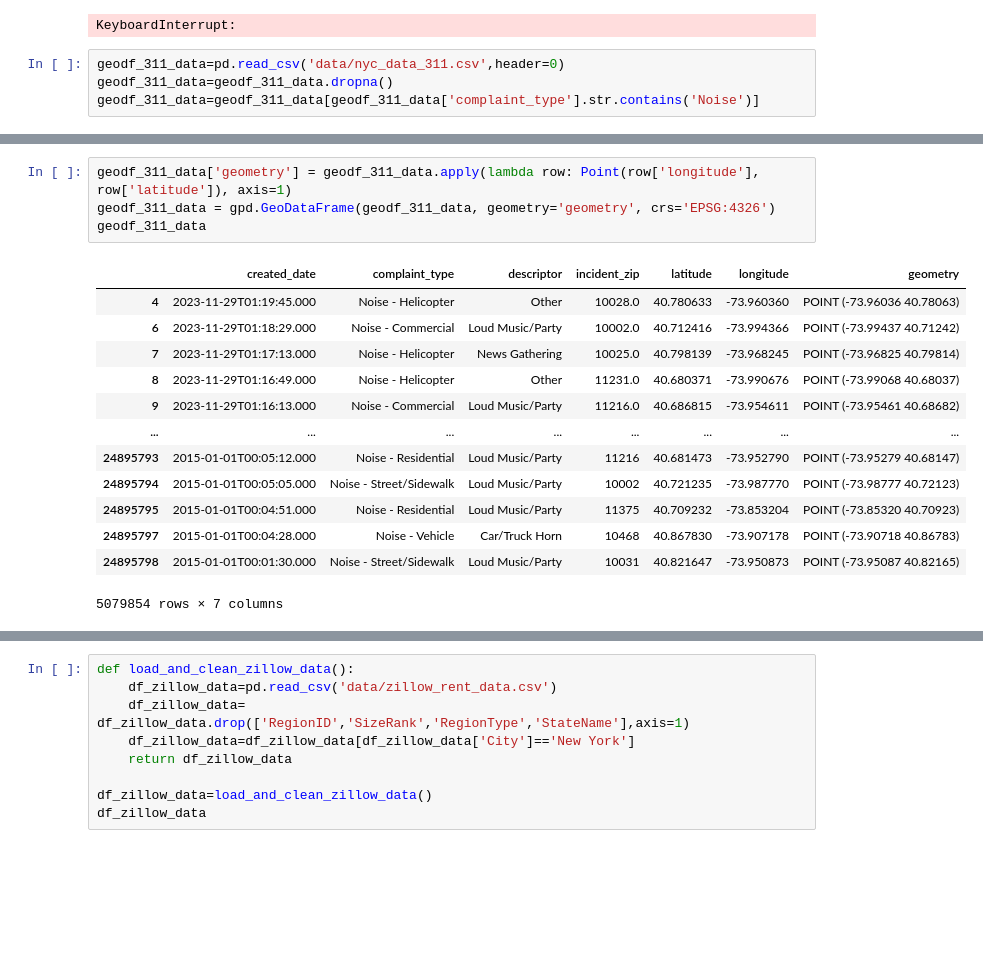
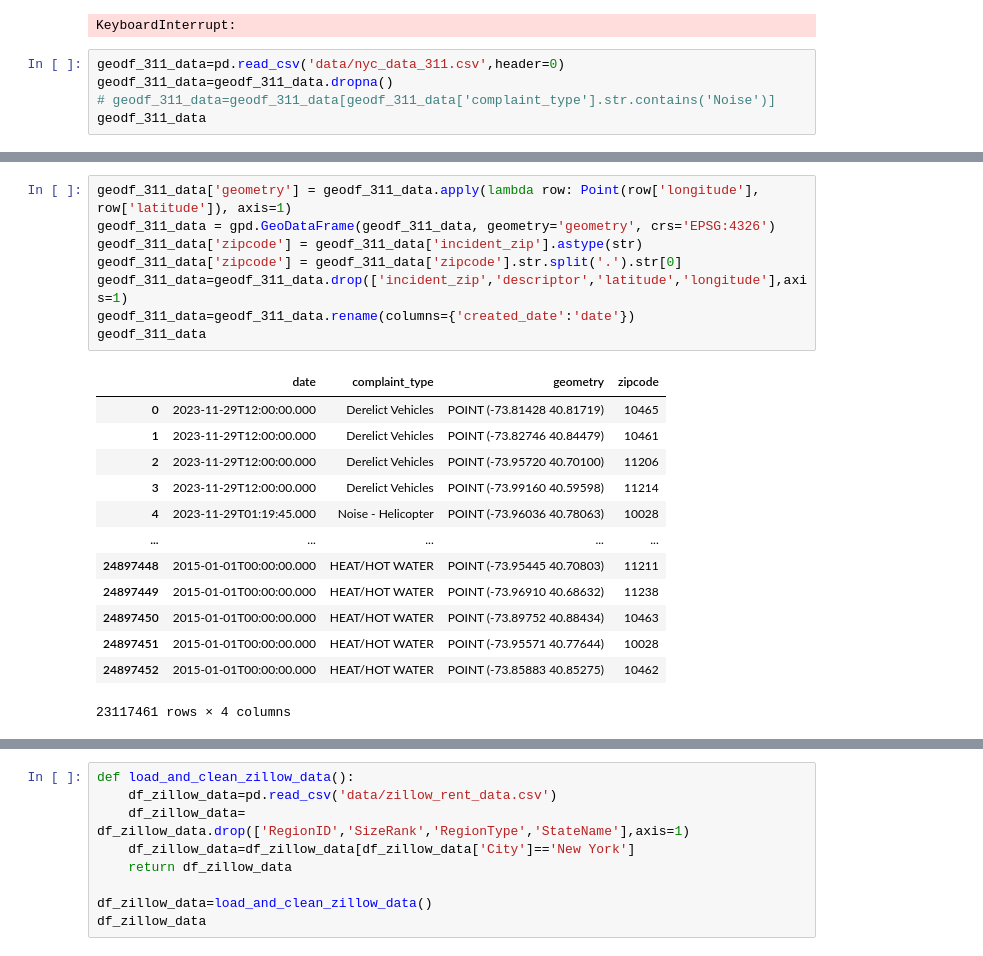
Before and after one commit to jyjulia/4501-project, a Jupyter notebook: Projet Template.ipynb, the cells around one changed output, grey strips where cells are left out. Saved outputs shown, nothing was run; the diff lists cells and outputs as text; blank space fills up the shorter version.

```diff
--- a/Project Template.ipynb
+++ b/Projet Template.ipynb
@@ -144,4 +144,5 @@ KeyboardInterrupt:
 # %%
 geodf_311_data=pd.read_csv('data/nyc_data_311.csv',header=0)
 geodf_311_data=geodf_311_data.dropna()
-geodf_311_data=geodf_311_data[geodf_311_data['complaint_type'].str.contains('Noise')]
+# geodf_311_data=geodf_311_data[geodf_311_data['complaint_type'].str.contains('Noise')]
+geodf_311_data
@@ -148,21 +163,25 @@ geodf_311_data=geodf_311_data[geodf_311_data['complaint_type'].str.contains('Noi
 # %%
 geodf_311_data['geometry'] = geodf_311_data.apply(lambda row: Point(row['longitude'], row['latitude']), axis=1)
 geodf_311_data = gpd.GeoDataFrame(geodf_311_data, geometry='geometry', crs='EPSG:4326')
+geodf_311_data['zipcode'] = geodf_311_data['incident_zip'].astype(str)
+geodf_311_data['zipcode'] = geodf_311_data['zipcode'].str.split('.').str[0]
+geodf_311_data=geodf_311_data.drop(['incident_zip','descriptor','latitude','longitude'],axis=1)
+geodf_311_data=geodf_311_data.rename(columns={'created_date':'date'})
 geodf_311_data
 # %% [output]
-|  | created_date | complaint_type | descriptor | incident_zip | latitude | longitude | geometry |
-| 4 | 2023-11-29T01:19:45.000 | Noise - Helicopter | Other | 10028.0 | 40.780633 | -73.960360 | POINT (-73.96036 40.78063) |
-| 6 | 2023-11-29T01:18:29.000 | Noise - Commercial | Loud Music/Party | 10002.0 | 40.712416 | -73.994366 | POINT (-73.99437 40.71242) |
-| 7 | 2023-11-29T01:17:13.000 | Noise - Helicopter | News Gathering | 10025.0 | 40.798139 | -73.968245 | POINT (-73.96825 40.79814) |
-| 8 | 2023-11-29T01:16:49.000 | Noise - Helicopter | Other | 11231.0 | 40.680371 | -73.990676 | POINT (-73.99068 40.68037) |
-| 9 | 2023-11-29T01:16:13.000 | Noise - Commercial | Loud Music/Party | 11216.0 | 40.686815 | -73.954611 | POINT (-73.95461 40.68682) |
-| ... | ... | ... | ... | ... | ... | ... | ... |
-| 24895793 | 2015-01-01T00:05:12.000 | Noise - Residential | Loud Music/Party | 11216 | 40.681473 | -73.952790 | POINT (-73.95279 40.68147) |
-| 24895794 | 2015-01-01T00:05:05.000 | Noise - Street/Sidewalk | Loud Music/Party | 10002 | 40.721235 | -73.987770 | POINT (-73.98777 40.72123) |
-| 24895795 | 2015-01-01T00:04:51.000 | Noise - Residential | Loud Music/Party | 11375 | 40.709232 | -73.853204 | POINT (-73.85320 40.70923) |
-| 24895797 | 2015-01-01T00:04:28.000 | Noise - Vehicle | Car/Truck Horn | 10468 | 40.867830 | -73.907178 | POINT (-73.90718 40.86783) |
-| 24895798 | 2015-01-01T00:01:30.000 | Noise - Street/Sidewalk | Loud Music/Party | 10031 | 40.821647 | -73.950873 | POINT (-73.95087 40.82165) |
+|  | date | complaint_type | geometry | zipcode |
+| 0 | 2023-11-29T12:00:00.000 | Derelict Vehicles | POINT (-73.81428 40.81719) | 10465 |
+| 1 | 2023-11-29T12:00:00.000 | Derelict Vehicles | POINT (-73.82746 40.84479) | 10461 |
+| 2 | 2023-11-29T12:00:00.000 | Derelict Vehicles | POINT (-73.95720 40.70100) | 11206 |
+| 3 | 2023-11-29T12:00:00.000 | Derelict Vehicles | POINT (-73.99160 40.59598) | 11214 |
+| 4 | 2023-11-29T01:19:45.000 | Noise - Helicopter | POINT (-73.96036 40.78063) | 10028 |
+| ... | ... | ... | ... | ... |
+| 24897448 | 2015-01-01T00:00:00.000 | HEAT/HOT WATER | POINT (-73.95445 40.70803) | 11211 |
+| 24897449 | 2015-01-01T00:00:00.000 | HEAT/HOT WATER | POINT (-73.96910 40.68632) | 11238 |
+| 24897450 | 2015-01-01T00:00:00.000 | HEAT/HOT WATER | POINT (-73.89752 40.88434) | 10463 |
+| 24897451 | 2015-01-01T00:00:00.000 | HEAT/HOT WATER | POINT (-73.95571 40.77644) | 10028 |
+| 24897452 | 2015-01-01T00:00:00.000 | HEAT/HOT WATER | POINT (-73.85883 40.85275) | 10462 |
-5079854 rows × 7 columns
+23117461 rows × 4 columns
 # %%
 def download_and_clean_tree_data():
     api_endpoint1 = 'https://data.cityofnewyork.us/resource/5rq2-4hqu.geojson'
```
Also changed, not shown: parts of 29 cells of this notebook, 1 other file.
